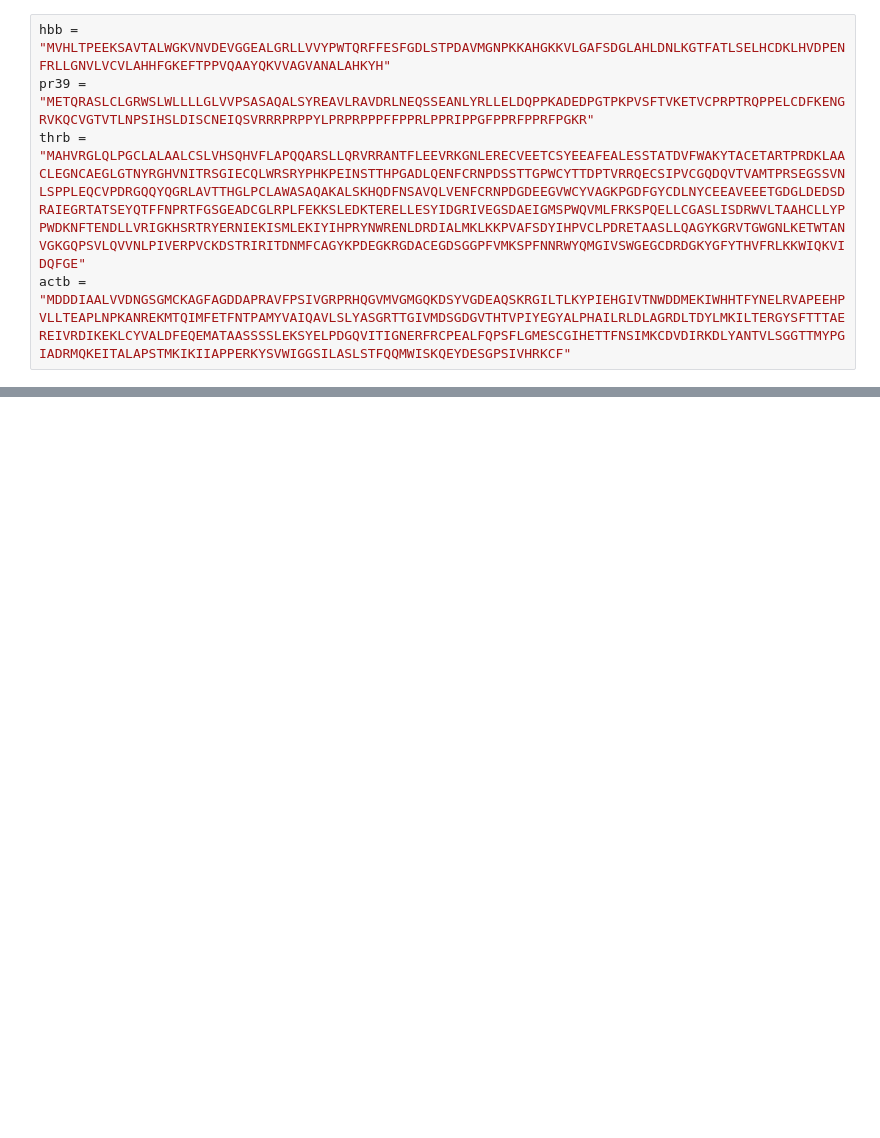
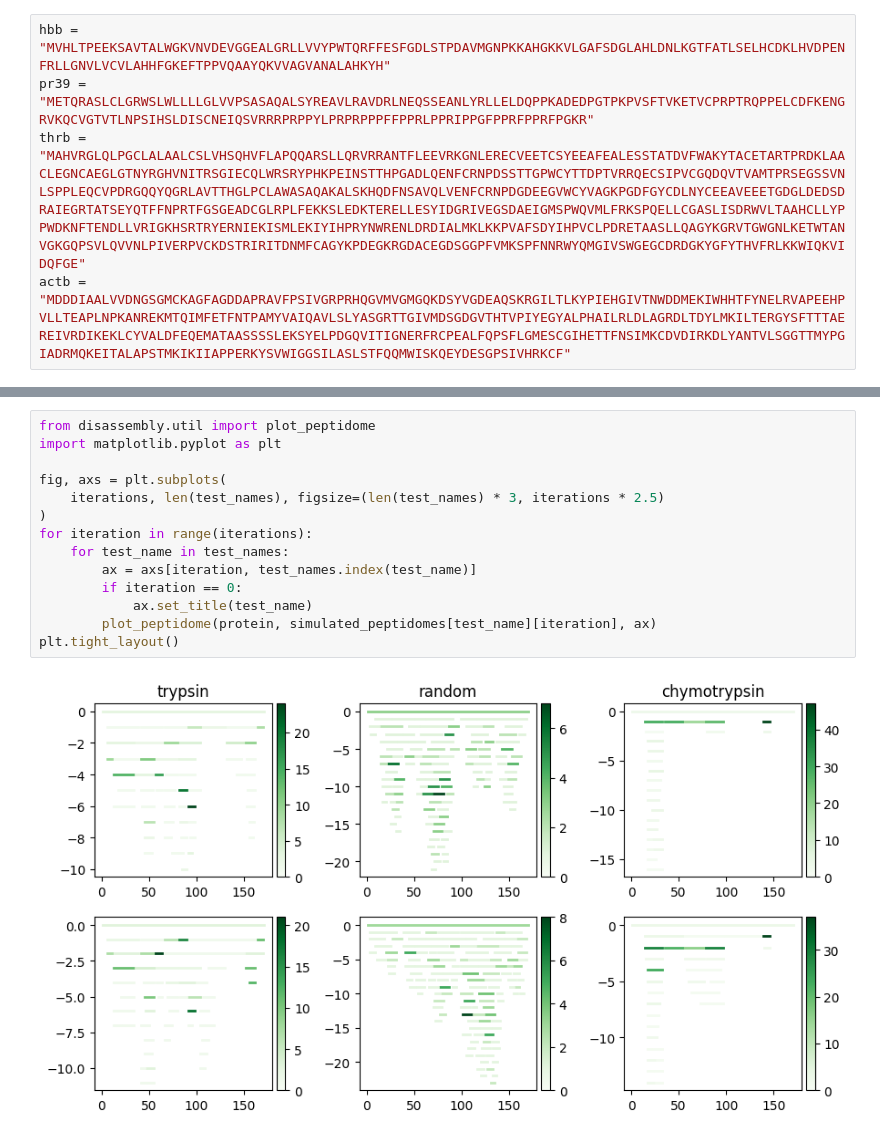
Before and after one commit to ErikHartman/disassembly, a Jupyter notebook: src/proteolysis.ipynb, the cells around one changed output, grey strips where cells are left out. Cells and saved outputs as stored; diff of their text form; blank space fills up the shorter version.

```diff
--- a/src/proteolysis.ipynb
+++ b/src/proteolysis.ipynb
@@ -115,0 +183,16 @@ plt.tight_layout()
+# %%
+from disassembly.util import plot_peptidome
+import matplotlib.pyplot as plt
+
+fig, axs = plt.subplots(
+    iterations, len(test_names), figsize=(len(test_names) * 3, iterations * 2.5)
+)
+for iteration in range(iterations):
+    for test_name in test_names:
+        ax = axs[iteration, test_names.index(test_name)]
+        if iteration == 0:
+            ax.set_title(test_name)
+        plot_peptidome(protein, simulated_peptidomes[test_name][iteration], ax)
+plt.tight_layout()
+# %% [output]
+[figure, added]
```
Also changed, not shown: parts of 7 cells of this notebook, 9 other files.
